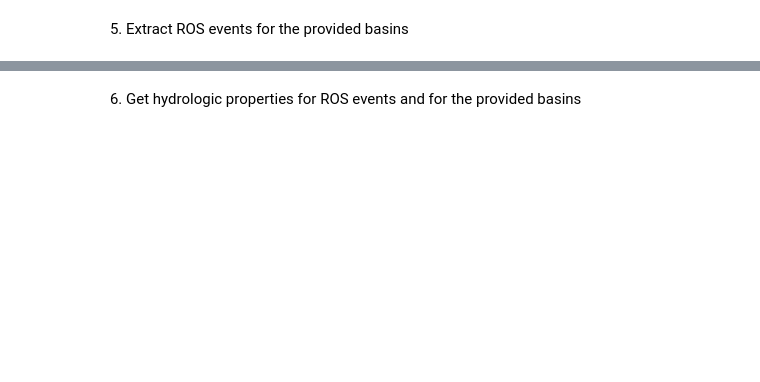
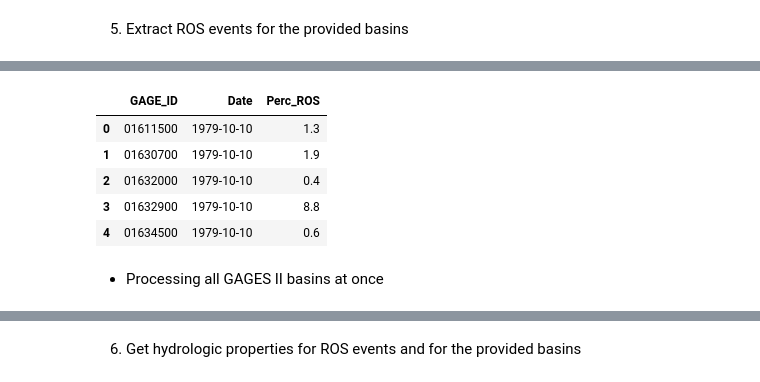
Before and after one commit to moralesvm/rain-on-snow, a Jupyter notebook: ros-workflow/ros_NE.ipynb, the cells around one changed output, grey strips where cells are left out. Cells and saved outputs as stored; diff of their text form; code cells hidden in the pictures; blank space fills up the shorter version.

Commit message:
Adjusted ROS events extraction and all gages II processing

```diff
--- a/ros-workflow/ros_NE.ipynb
+++ b/ros-workflow/ros_NE.ipynb
@@ -145,0 +165,3 @@ ros_events_df.head()
+# %%
+%%time
+ros_events_ref_bsns = ros.batch_processor(ds = ros_daily_mask, func = ros.get_ros_events, batch_size_years = 5, shp = ref_bsns_shp)
@@ -145,0 +180,11 @@ ros_events_df.head()
+# %%
+ros_events_ref_bsns.head()
+# %% [output]
+|  | GAGE_ID | Date | Perc_ROS |
+| 0 | 01611500 | 1979-10-10 | 1.3 |
+| 1 | 01630700 | 1979-10-10 | 1.9 |
+| 2 | 01632000 | 1979-10-10 | 0.4 |
+| 3 | 01632900 | 1979-10-10 | 8.8 |
+| 4 | 01634500 | 1979-10-10 | 0.6 |
+# %% [markdown]
+* Processing all GAGES II basins at once
```
Also changed, not shown: parts of 28 cells of this notebook.
